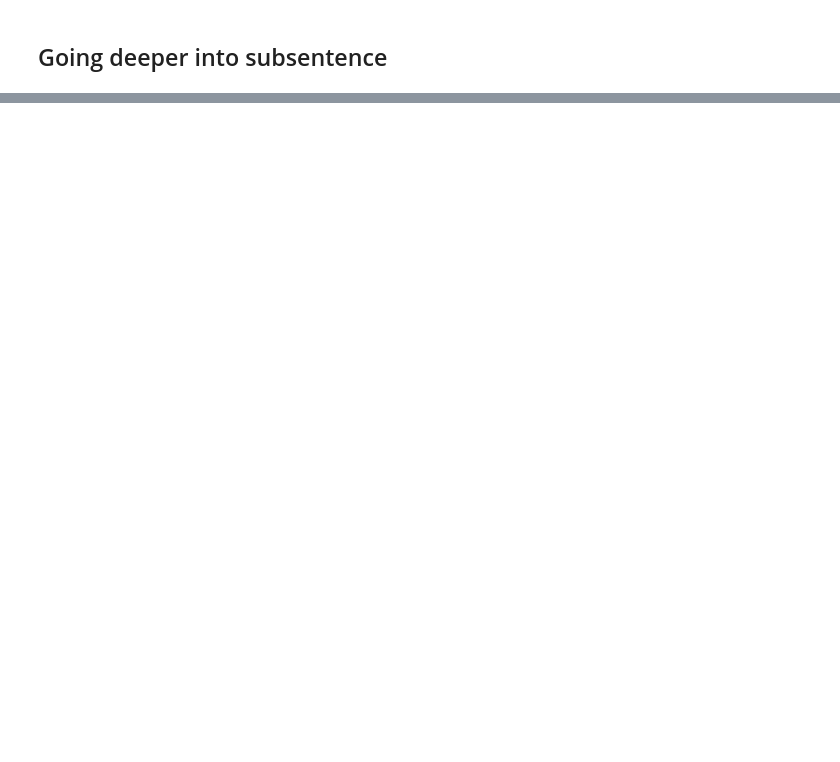
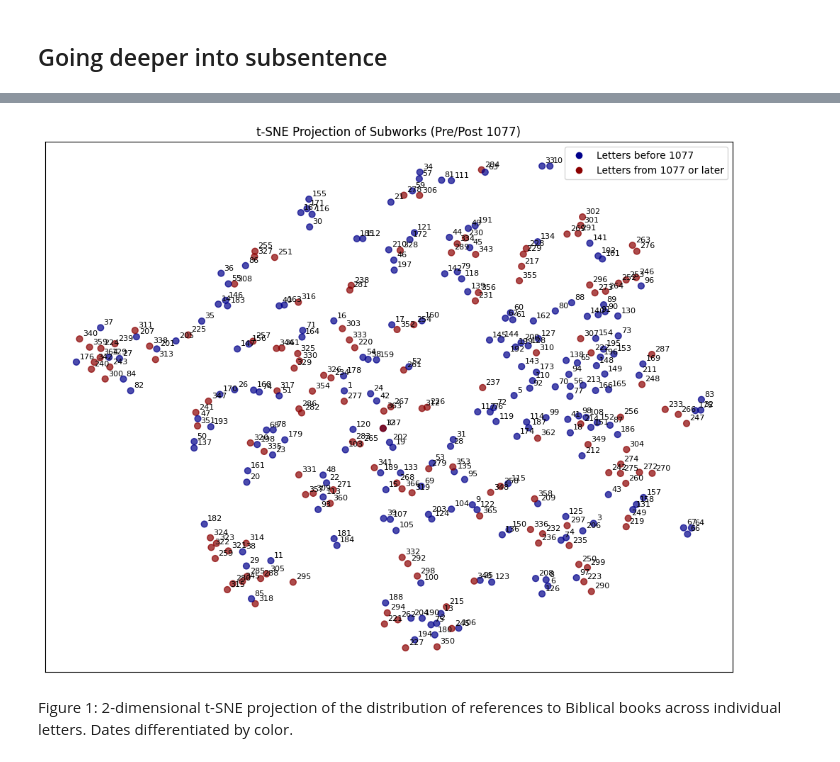
Before and after one commit to CCS-ZCU/latin-textreuse, a Jupyter notebook: scripts/labse-vulgate-investiture_explorations.ipynb, the cells around one changed output, grey strips where cells are left out. Cells and saved outputs as stored; diff of their text form; code cells hidden in the pictures; blank space fills up the shorter version.

```diff
--- a/scripts/labse-vulgate-investiture_explorations.ipynb
+++ b/scripts/labse-vulgate-investiture_explorations.ipynb
@@ -488,0 +730,12 @@ et ego dico tibi quia tu es Petrus et super hanc petram aedificabo ecclesiam mea
+# %%
+# Create the co-occurrence table
+cooc_df = merged_df.sort_values("combined_score")[:3000].pivot_table(
+    index="subwork_id",
+    columns="book",
+    values="sentence",  # or any column that is non-null
+    aggfunc="count",
+    fill_value=0
+)
+
+# Reindex columns to follow your predefined order
+cooc_df = cooc_df.reindex(columns=book_titles_sorted).fillna(0).astype(int)
@@ -488,0 +761,59 @@ et ego dico tibi quia tu es Petrus et super hanc petram aedificabo ecclesiam mea
+# %%
+from sklearn.manifold import TSNE
+import matplotlib.pyplot as plt
+
+# Run t-SNE
+tsne = TSNE(n_components=2, perplexity=8, metric='cosine', random_state=42)
+tsne_coords = tsne.fit_transform(cooc_df.values)
+
+# Create DataFrame for plotting
+tsne_df = pd.DataFrame({
+    "x": tsne_coords[:, 0],
+    "y": tsne_coords[:, 1],
+    "subwork_id": cooc_df.index
+})
+
+# Determine colors based on subwork_id threshold
+def get_color(subwork_id):
+    try:
+        return "darkred" if int(subwork_id) >= 214 else "darkblue"
+    except:
+        return "gray"
+
+tsne_df["color"] = tsne_df["subwork_id"].apply(get_color)
+
+# Plot
+fig, ax = plt.subplots(figsize=(10, 8))
+scatter = ax.scatter(
+    tsne_df["x"], tsne_df["y"],
+    c=tsne_df["color"],
+    s=40,
+    alpha=0.7
+)
+
+# Optional: add text labels
+for _, row in tsne_df.iterrows():
+    ax.text(row["x"] + 0.5, row["y"] + 0.5, row["subwork_id"], fontsize=8)
+
+# Formatting
+ax.set_title("t-SNE Projection of Subworks (Pre/Post 1077)")
+#ax.set_xlabel("t-SNE Dim 1")
+#ax.set_ylabel("t-SNE Dim 2")
+ax.grid(False)
+ax.set_xticks([])
+ax.set_yticks([])
+
+# Legend
+from matplotlib.lines import Line2D
+legend_elements = [
+    Line2D([0], [0], marker='o', color='w', label='Letters before 1077', markerfacecolor='darkblue', markersize=8),
+    Line2D([0], [0], marker='o', color='w', label='Letters from 1077 or later', markerfacecolor='darkred', markersize=8)
+]
+ax.legend(handles=legend_elements)
+
+plt.tight_layout()
+# Optionally save: fig.savefig("tsne_subwork_by_date.png")
+# %% [output]
+[figure, added]
+# %% [markdown]
+Figure 1: 2-dimensional t-SNE projection of the distribution of references to Biblical books across individual letters. Dates differentiated by color.
```
Also changed, not shown: parts of 30 cells of this notebook, 4 other files.
